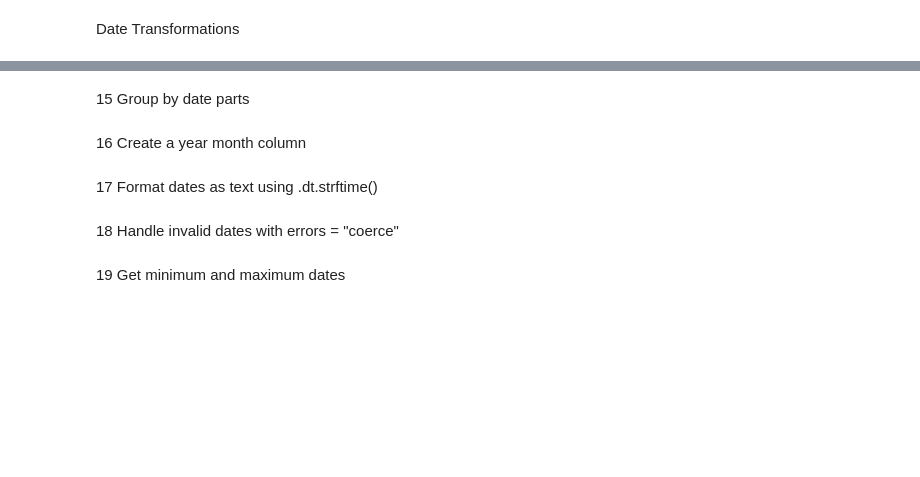
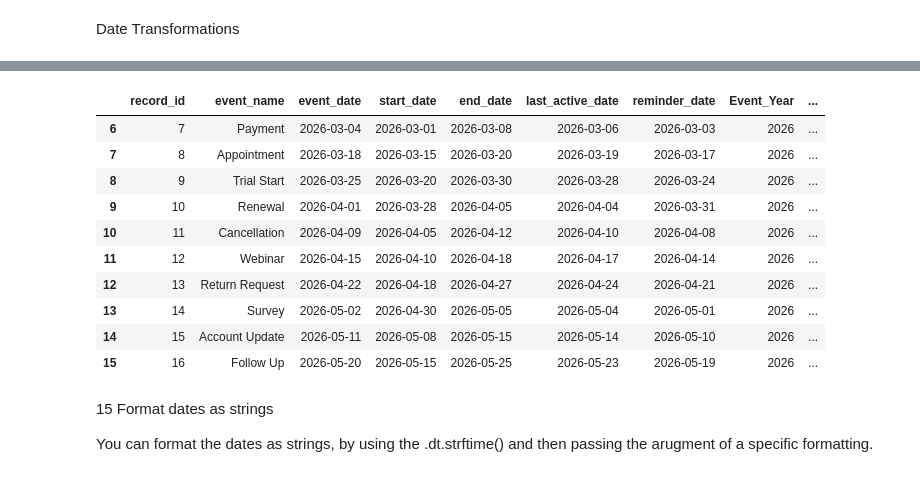
Before and after one commit to JoshPatNava/Data_Transformation, a Jupyter notebook: Date_Transformations/date_transformation.ipynb, the cells around one changed output, grey strips where cells are left out. Saved outputs shown, nothing was run; the diff lists cells and outputs as text; code cells hidden in the pictures; blank space fills up the shorter version.

```diff
--- a/Date_Transformations/date_transformation.ipynb
+++ b/Date_Transformations/date_transformation.ipynb
@@ -106,10 +346,19 @@ Index(['order_id', 'customer_name', 'order_date', 'ship_date', 'delivery_date',
+# %%
+# Find the event_dates that are more than 2026-03-01
+date_df[date_df["event_date"] >= "2026-03-01"]
+# %% [output]
+|  | record_id | event_name | event_date | start_date | end_date | last_active_date | reminder_date | Event_Year | ... |
+| 6 | 7 | Payment | 2026-03-04 | 2026-03-01 | 2026-03-08 | 2026-03-06 | 2026-03-03 | 2026 | ... |
+| 7 | 8 | Appointment | 2026-03-18 | 2026-03-15 | 2026-03-20 | 2026-03-19 | 2026-03-17 | 2026 | ... |
+| 8 | 9 | Trial Start | 2026-03-25 | 2026-03-20 | 2026-03-30 | 2026-03-28 | 2026-03-24 | 2026 | ... |
+| 9 | 10 | Renewal | 2026-04-01 | 2026-03-28 | 2026-04-05 | 2026-04-04 | 2026-03-31 | 2026 | ... |
+| 10 | 11 | Cancellation | 2026-04-09 | 2026-04-05 | 2026-04-12 | 2026-04-10 | 2026-04-08 | 2026 | ... |
+| 11 | 12 | Webinar | 2026-04-15 | 2026-04-10 | 2026-04-18 | 2026-04-17 | 2026-04-14 | 2026 | ... |
+| 12 | 13 | Return Request | 2026-04-22 | 2026-04-18 | 2026-04-27 | 2026-04-24 | 2026-04-21 | 2026 | ... |
+| 13 | 14 | Survey | 2026-05-02 | 2026-04-30 | 2026-05-05 | 2026-05-04 | 2026-05-01 | 2026 | ... |
+| 14 | 15 | Account Update | 2026-05-11 | 2026-05-08 | 2026-05-15 | 2026-05-14 | 2026-05-10 | 2026 | ... |
+| 15 | 16 | Follow Up | 2026-05-20 | 2026-05-15 | 2026-05-25 | 2026-05-23 | 2026-05-19 | 2026 | ... |
 # %% [markdown]
-15 Group by date parts
+15 Format dates as strings
+
+You can format the dates as strings, by using the .dt.strftime() and then passing the arugment of a specific formatting.
-# %% [markdown]
-16 Create a year month column
-# %% [markdown]
-17 Format dates as text using .dt.strftime()
-# %% [markdown]
-18 Handle invalid dates with errors = "coerce"
-# %% [markdown]
-19 Get minimum and maximum dates
```
Also changed, not shown: parts of 30 cells of this notebook, 2 other files.
